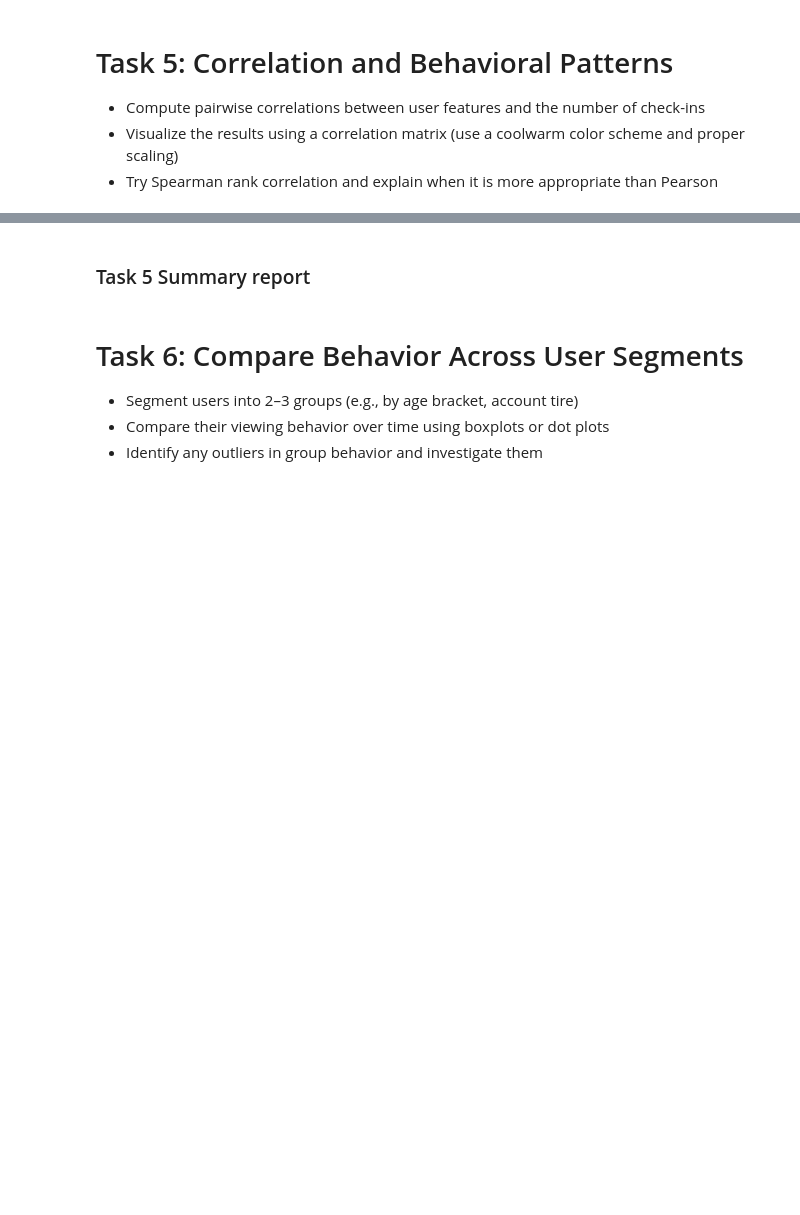
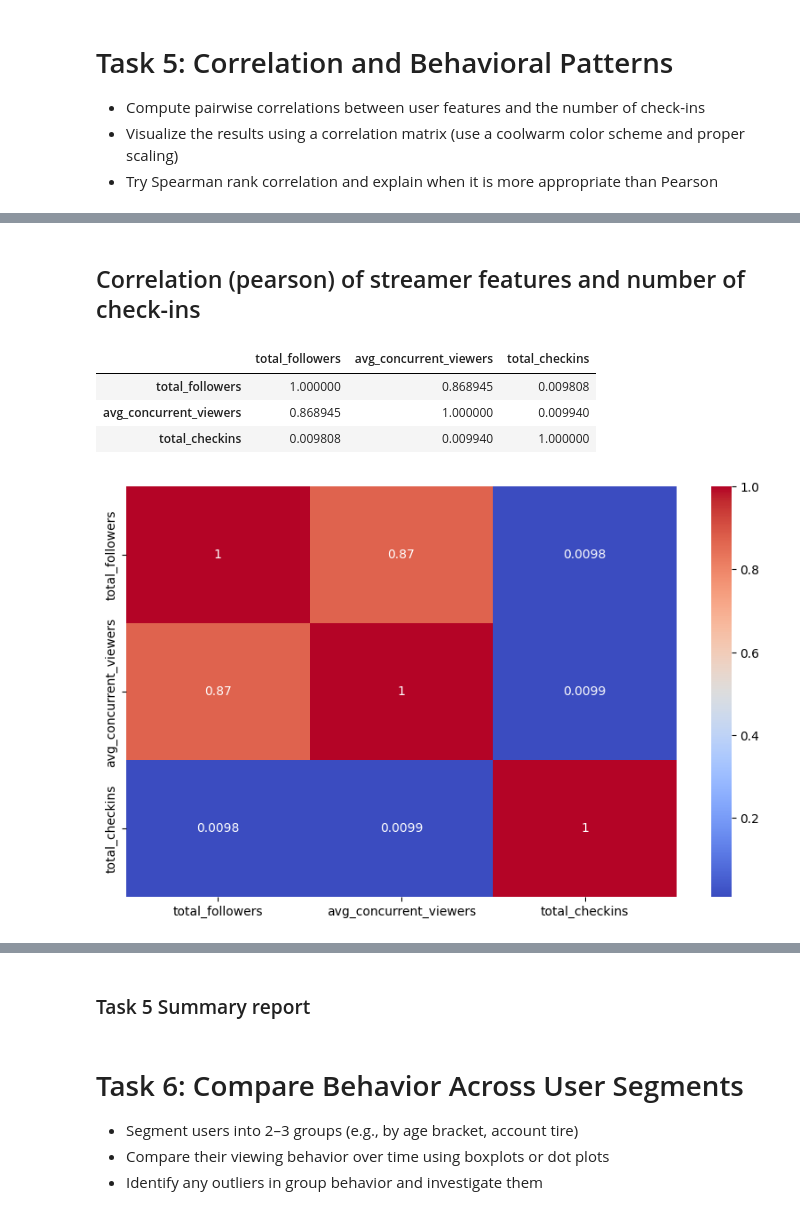
Before and after one commit to atifmmahmud/mahmud_atif_Assignment01, a Jupyter notebook: iat461_a1_atifm.ipynb, the cells around one changed output, grey strips where cells are left out. Saved outputs shown, nothing was run; the diff lists cells and outputs as text; code cells hidden in the pictures; blank space fills up the shorter version.

```diff
--- a/iat461_a1_atifm.ipynb
+++ b/iat461_a1_atifm.ipynb
@@ -824,0 +986,4 @@ Nothing much to report, as the images are more effective in telling the story fr
+# %%
+df_sessions["total_checkins"] = df_sessions["chat_messages_sent"] + df_sessions["bits_cheered"]
+display(df_sessions["total_checkins"].describe())
+display(df_sessions)
@@ -824,0 +1015,3 @@ Nothing much to report, as the images are more effective in telling the story fr
+# %%
+df_sessions_with_categories = pd.merge(df_sessions, df_streamers, on="streamer_id", how="inner")
+display(df_sessions_with_categories)
@@ -824,0 +1032,15 @@ Nothing much to report, as the images are more effective in telling the story fr
+# %% [markdown]
+## Correlation (pearson) of streamer features and number of check-ins
+# %%
+streamer_corr_columns = ["total_followers", "avg_concurrent_viewers", "total_checkins"]
+correlation_streamer = df_sessions_with_categories[streamer_corr_columns].corr()
+display(correlation_streamer)
+fig, ax = plt.subplots(figsize=(10,6))
+sns.heatmap(correlation_streamer, annot=True, cmap="coolwarm")
+plt.show()
+# %% [output]
+|  | total_followers | avg_concurrent_viewers | total_checkins |
+| total_followers | 1.000000 | 0.868945 | 0.009808 |
+| avg_concurrent_viewers | 0.868945 | 1.000000 | 0.009940 |
+| total_checkins | 0.009808 | 0.009940 | 1.000000 |
+[figure, added]
```
Also changed, not shown: parts of 60 cells of this notebook.
